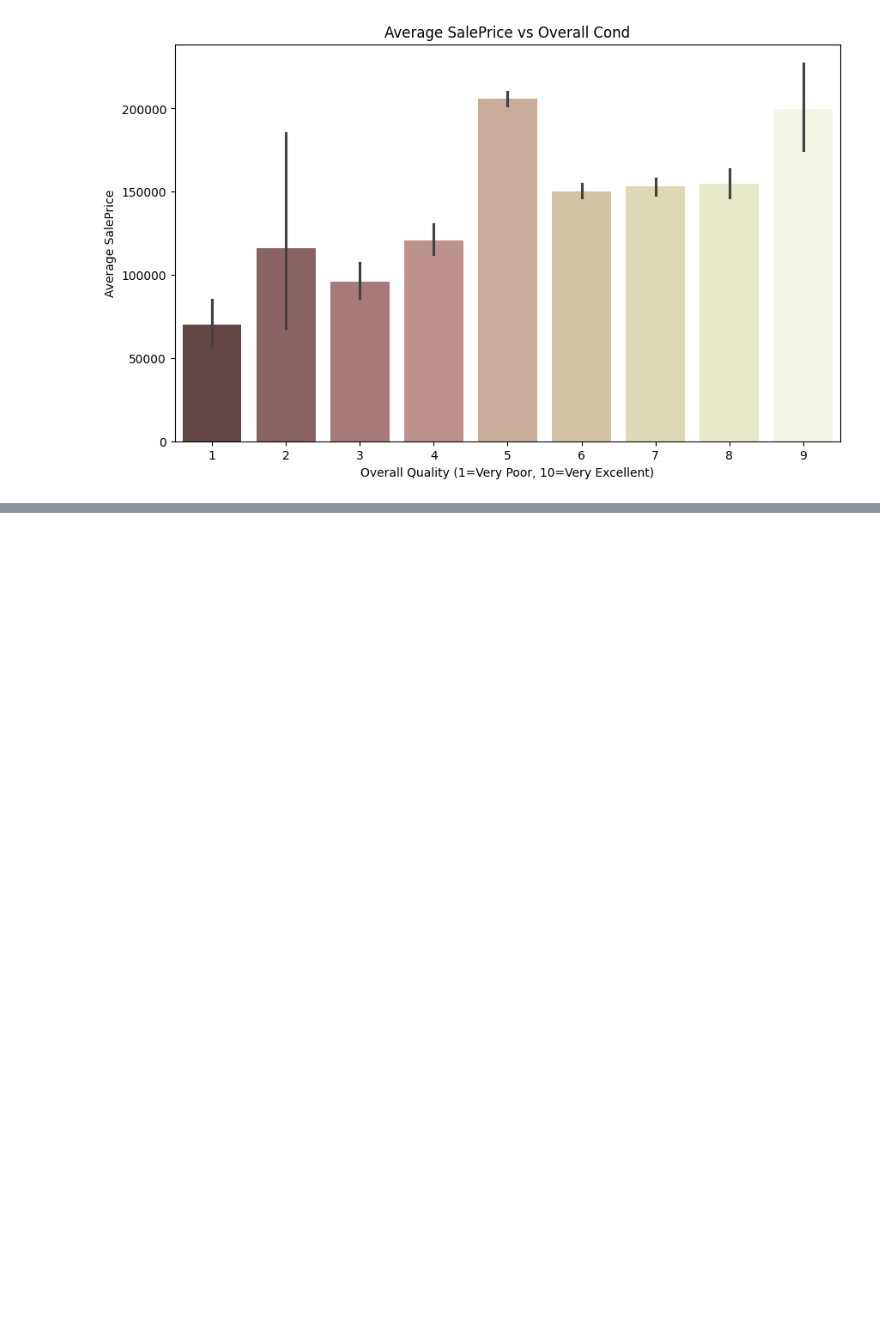
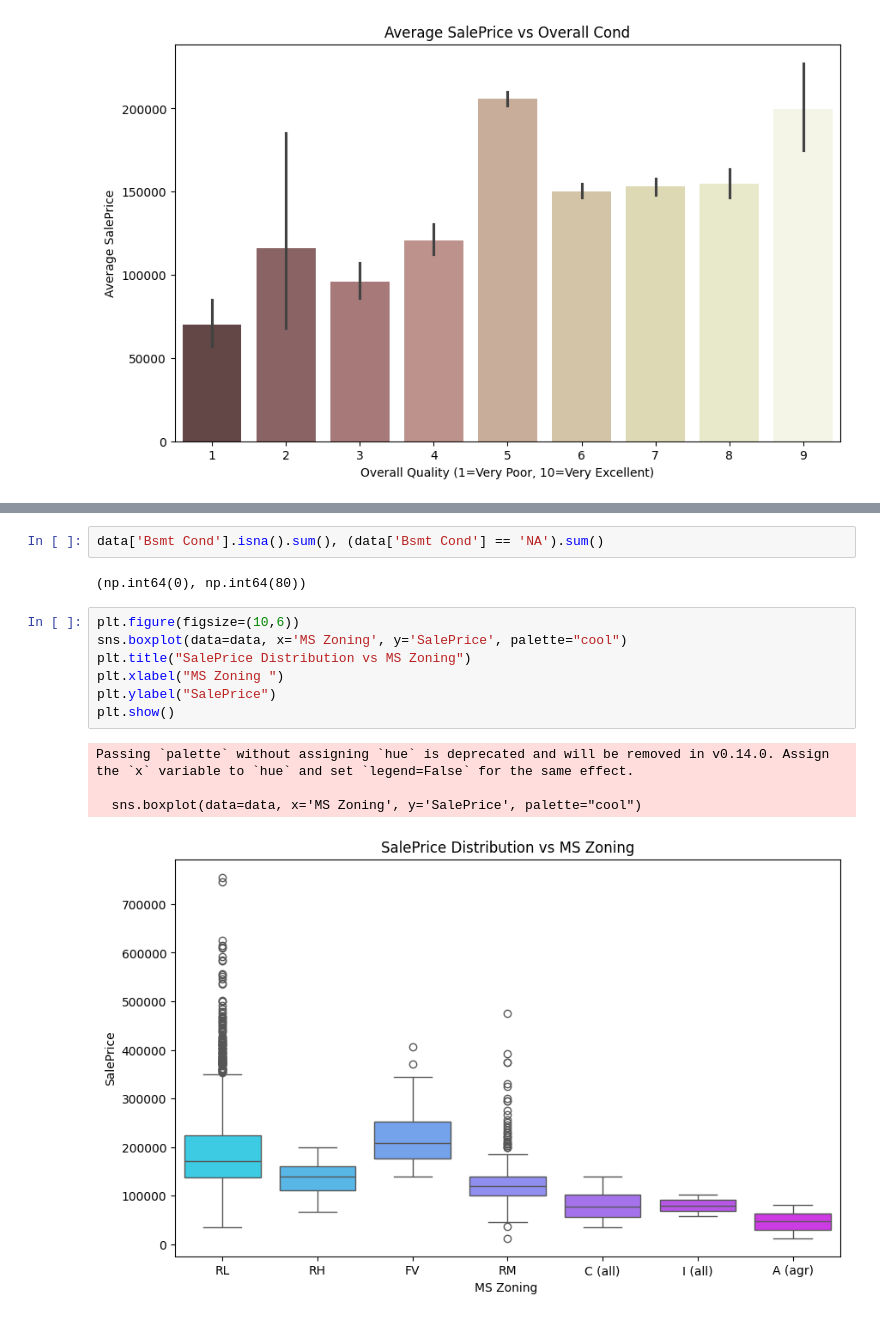
Before and after one commit to chiracarla/lab1, a Jupyter notebook: lab1.ipynb, the cells around one changed output, grey strips where cells are left out. Saved outputs shown, nothing was run; the diff lists cells and outputs as text; blank space fills up the shorter version.

```diff
--- a/lab1.ipynb
+++ b/lab1.ipynb
@@ -243,0 +248,16 @@ Passing `palette` without assigning `hue` is deprecated and will be removed in v
+# %%
+data['Bsmt Cond'].isna().sum(), (data['Bsmt Cond'] == 'NA').sum()
+# %% [output]
+(np.int64(0), np.int64(80))
+# %%
+plt.figure(figsize=(10,6))
+sns.boxplot(data=data, x='MS Zoning', y='SalePrice', palette="cool")
+plt.title("SalePrice Distribution vs MS Zoning")
+plt.xlabel("MS Zoning ")
+plt.ylabel("SalePrice")
+plt.show()
+# %% [output]
+Passing `palette` without assigning `hue` is deprecated and will be removed in v0.14.0. Assign the `x` variable to `hue` and set `legend=False` for the same effect.
+
+  sns.boxplot(data=data, x='MS Zoning', y='SalePrice', palette="cool")
+[figure, added]
```
Also changed, not shown: parts of 11 cells of this notebook.
